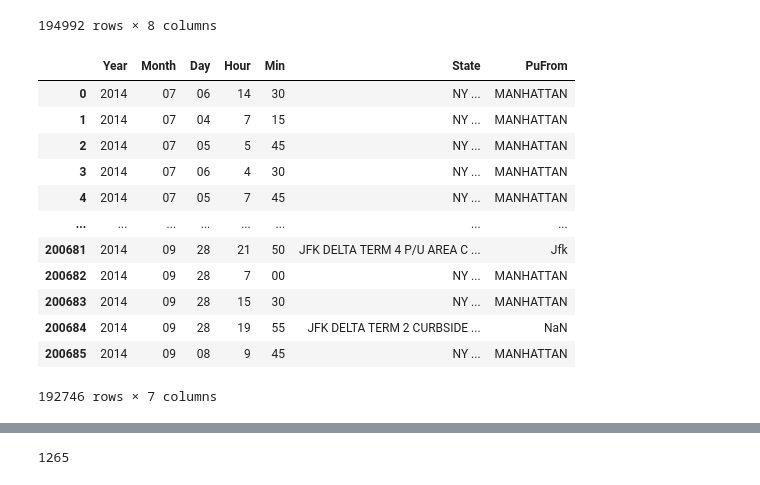
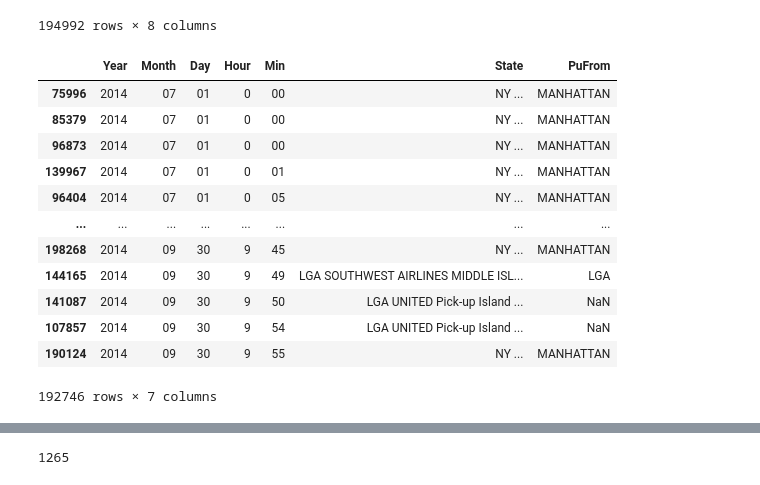
Before and after one commit to iliveonit/Project1-2020, a Jupyter notebook: WaitTime_NYC_Data.ipynb, the cells around one changed output, grey strips where cells are left out. Drawn from its saved outputs; the diff is of its cells as text; code cells hidden in the pictures.

```diff
--- a/WaitTime_NYC_Data.ipynb
+++ b/WaitTime_NYC_Data.ipynb
@@ -86,18 +84,19 @@ df2
 # %%
 df_0 = pd.merge(df1,df2, on=('Date','Time','State','PuFrom','Address','Street')).drop_duplicates()
 df_1 = df_0.loc[:, ['Year','Month','Day','Hour','Min','State','PuFrom']]
-df_1
+df_Clean = df_1.sort_values(by = ['Year','Month','Day','Hour','Min'])
+df_Clean
 # %% [output]
 |  | Year | Month | Day | Hour | Min | State | PuFrom |
-| 0 | 2014 | 07 | 06 | 14 | 30 | NY ... | MANHATTAN |
-| 1 | 2014 | 07 | 04 | 7 | 15 | NY ... | MANHATTAN |
-| 2 | 2014 | 07 | 05 | 5 | 45 | NY ... | MANHATTAN |
-| 3 | 2014 | 07 | 06 | 4 | 30 | NY ... | MANHATTAN |
-| 4 | 2014 | 07 | 05 | 7 | 45 | NY ... | MANHATTAN |
+| 75996 | 2014 | 07 | 01 | 0 | 00 | NY ... | MANHATTAN |
+| 85379 | 2014 | 07 | 01 | 0 | 00 | NY ... | MANHATTAN |
+| 96873 | 2014 | 07 | 01 | 0 | 00 | NY ... | MANHATTAN |
+| 139967 | 2014 | 07 | 01 | 0 | 01 | NY ... | MANHATTAN |
+| 96404 | 2014 | 07 | 01 | 0 | 05 | NY ... | MANHATTAN |
 | ... | ... | ... | ... | ... | ... | ... | ... |
-| 200681 | 2014 | 09 | 28 | 21 | 50 | JFK DELTA TERM 4 P/U AREA C ... | Jfk |
-| 200682 | 2014 | 09 | 28 | 7 | 00 | NY ... | MANHATTAN |
-| 200683 | 2014 | 09 | 28 | 15 | 30 | NY ... | MANHATTAN |
-| 200684 | 2014 | 09 | 28 | 19 | 55 | JFK DELTA TERM 2 CURBSIDE ... | NaN |
-| 200685 | 2014 | 09 | 08 | 9 | 45 | NY ... | MANHATTAN |
+| 198268 | 2014 | 09 | 30 | 9 | 45 | NY ... | MANHATTAN |
+| 144165 | 2014 | 09 | 30 | 9 | 49 | LGA SOUTHWEST AIRLINES MIDDLE ISL... | LGA |
+| 141087 | 2014 | 09 | 30 | 9 | 50 | LGA UNITED Pick-up Island ... | NaN |
+| 107857 | 2014 | 09 | 30 | 9 | 54 | LGA UNITED Pick-up Island ... | NaN |
+| 190124 | 2014 | 09 | 30 | 9 | 55 | NY ... | MANHATTAN |
 192746 rows × 7 columns
```
Also changed, not shown: parts of 14 cells of this notebook, 1 other file.
